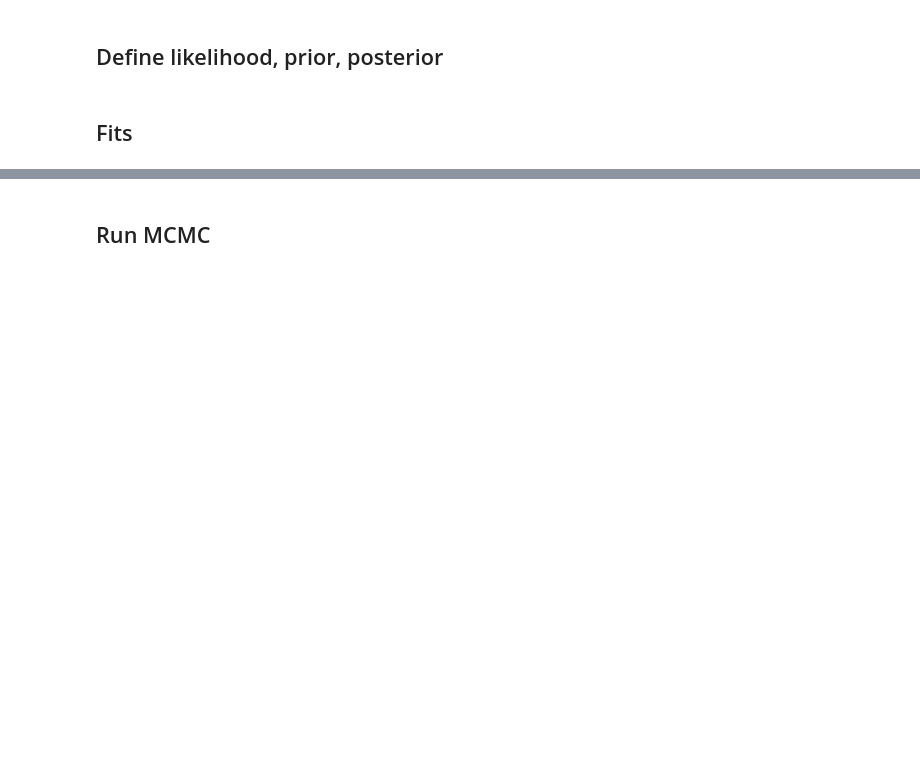
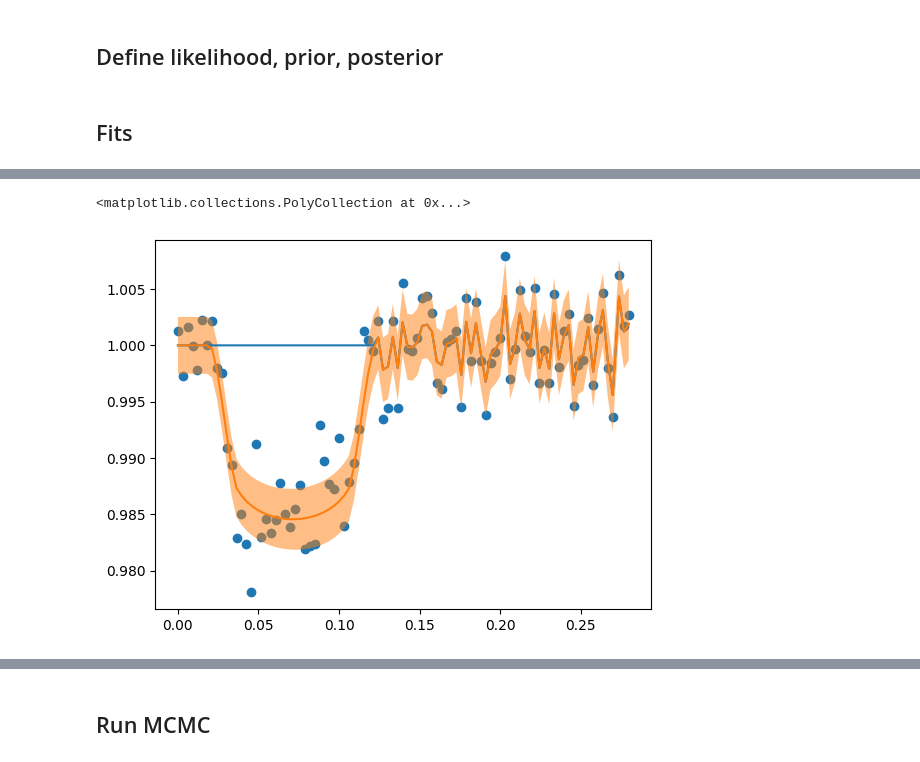
Before and after one commit to ChrisBoettner/gallifrey, a Jupyter notebook: notebooks/006_HATS_46b.ipynb, the cells around one changed output, grey strips where cells are left out. Saved outputs shown, nothing was run; the diff lists cells and outputs as text; code cells hidden in the pictures; blank space fills up the shorter version.

```diff
--- a/notebooks/006_HATS_46b.ipynb
+++ b/notebooks/006_HATS_46b.ipynb
@@ -86,9 +87,11 @@ reference = pd.read_csv("../data/external/HATS_46b_reference.csv").set_index(
 kernel_library = [
     Linear(),
     RBF(),
-    OrnsteinUhlenbeck(),
     Periodic(),
     White(),
+    Matern12(),
+    Matern32(),
+    Matern52(),
 ]
 # %%
 gps = []
@@ -99,15 +102,16 @@ for i in range(len(y)):
         y=jnp.array(y[i][mask]),
         obs_stddev=jnp.amax(yerr[i][mask]),
         verbosity=0,
+        criterion="aic",
     )
 
     model = tree.search(
         depth=7,
-        n_leafs=3,
-        patience=1,
+        n_leafs=2,
+        patience=0,
     ).posterior
     gps.append(model)
-    print(f"Dataset {i}: {describe_kernel(gps[i])}")
+    print(f"Dataset {i}: {describe_kernel(model)}")
 
 
 for i in range(len(y)):
@@ -191,9 +211,7 @@ def get_lc_model(u2):
 # %% [markdown]
 ## Define likelihood, prior, posterior
 # %%
-def get_logprob(gp_model, y, yerr, u1, u2, initial_position=None):
-    gp_model = set_obs_stddev(gp_model, yerr)
-
+def get_logprob(gp_model, y, u1, u2, initial_position=None, fix_gp=False):
     if initial_position is None:
         initial_position = {
             "gp_parameter": get_trainables(gp_model, unconstrain=True),
@@ -203,7 +221,7 @@ def get_logprob(gp_model, y, yerr, u1, u2, initial_position=None):
     param_priors = {
         "gp_parameter": Normal(
             loc=initial_position["gp_parameter"],
-            scale=0.1 * jnp.abs(initial_position["gp_parameter"]),
+            scale=0.2 * jnp.abs(initial_position["gp_parameter"]),
         ),
         "lc_parameter": Normal(
             loc=initial_position["lc_parameter"],
@@ -220,7 +238,7 @@ def get_logprob(gp_model, y, yerr, u1, u2, initial_position=None):
         t,
         y,
         mask,
-        fix_gp=False,
+        fix_gp=fix_gp,
         compile=True,
     )
 
@@ -243,7 +261,6 @@ for i in tqdm(range(len(y))):
     log_probability, initial_position = get_logprob(
         gps[i],
         y[i],
-        jnp.amax(yerr[i]),
         reference["u1"].iloc[i],
         reference["u2"].iloc[i],
     )
@@ -253,29 +270,44 @@ for i in tqdm(range(len(y))):
     ).run(initial_position)
     parameter_solutions.append(solve.params)
 # %%
-# import matplotlib.pyplot as plt
-# from gallifrey.inference import calculate_predictive_dist
+import matplotlib.pyplot as plt
+from gallifrey.kernelsearch import kernel_summary
+from gallifrey.inference import calculate_predictive_dist
 
-# i = 23
-# lc_model = get_lc_model(reference["u2"].iloc[i])(t, parameter_solutions[i]["lc_parameter"])
+i = 25
+lc_model = get_lc_model(reference["u2"].iloc[i])(
+    t, parameter_solutions[i]["lc_parameter"]
+)
 
-# gp_dist = calculate_predictive_dist(
-#     gps[i],
-#     t,
-#     x=t[mask],
-#     y=y[i][mask],
-# )
+t_linspace = jnp.linspace(t.min(), t.max(), 1000)
 
-# predictive_mean = gp_dist.mean()
-# predictive_std = gp_dist.stddev()
+gp_dist = calculate_predictive_dist(
+    set_trainables(
+        gps[i],
+        parameter_solutions[i]["gp_parameter"],
+        unconstrain=True,
+    ).constrain(),
+    t,
+    x=t[mask],
+    y=y[i][mask],
+)
 
+predictive_mean = gp_dist.mean()
+predictive_std = gp_dist.stddev()
 
-# plt.scatter(t, y[i])
-# plt.plot(t, predictive_mean)
-# plt.plot(t, lc_model + predictive_mean)
-# plt.fill_between(
-#     t,
-#     predictive_mean + lc_model + predictive_std,
-#     predictive_mean + lc_model - predictive_std,
-#     alpha=0.5,
-# )
+kernel_summary(
+    set_trainables(
+        gps[i], parameter_solutions[i]["gp_parameter"], unconstrain=True
+    ).constrain()
+)
+
+plt.scatter(t, y[i])
+plt.plot(t, predictive_mean)
+plt.plot(t, lc_model + predictive_mean)
+plt.fill_between(
+    t,
+    predictive_mean + lc_model + predictive_std,
+    predictive_mean + lc_model - predictive_std,
+    alpha=0.5,
+)
+# %% [output]
@@ -282 +330,3 @@ for i in tqdm(range(len(y))):
+<matplotlib.collections.PolyCollection at 0x...>
+[figure, added]
 # %%
```
Also changed, not shown: parts of 9 cells of this notebook, 55 other files.
